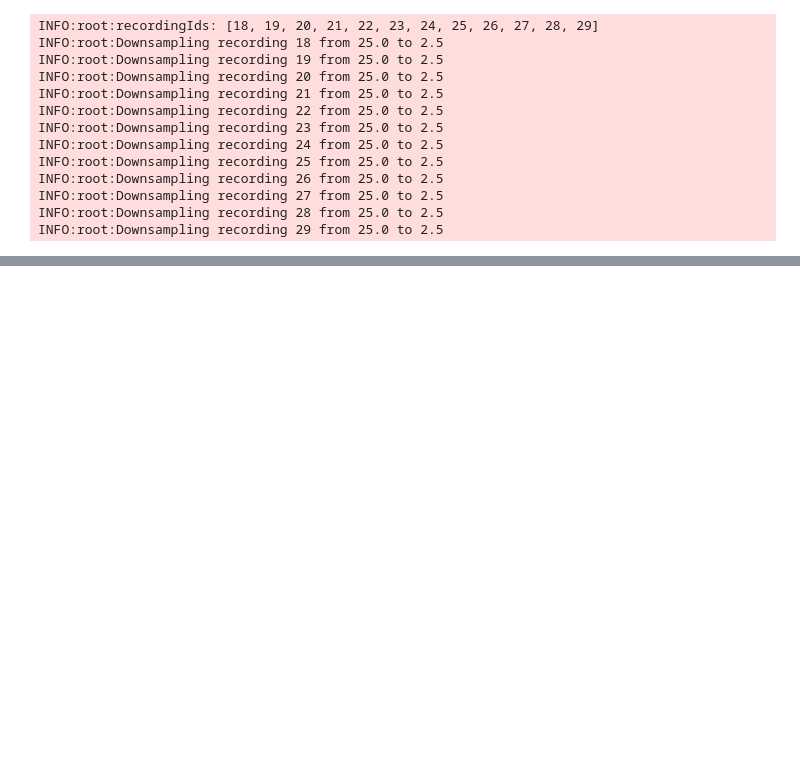
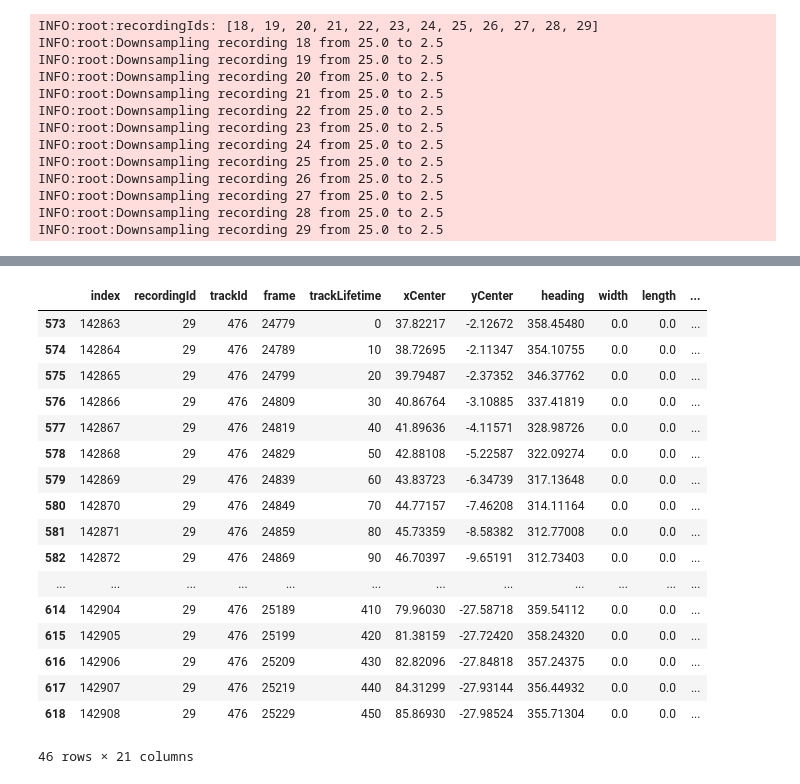
Before and after one commit to ika-rwth-aachen/drone-dataset-tools, a Jupyter notebook: src/notebooks/debug.ipynb, the cells around one changed output, grey strips where cells are left out. Saved outputs shown, nothing was run; the diff lists cells and outputs as text; code cells hidden in the pictures; blank space fills up the shorter version.

```diff
--- a/src/notebooks/debug.ipynb
+++ b/src/notebooks/debug.ipynb
@@ -70,0 +85,21 @@ localPedData[localPedData["uniqueTrackId"]==29476]
+# %%
+pedData[pedData["uniqueTrackId"]==29476]
+# %% [output]
+|  | index | recordingId | trackId | frame | trackLifetime | xCenter | yCenter | heading | width | length | ... |
+| 573 | 142863 | 29 | 476 | 24779 | 0 | 37.82217 | -2.12672 | 358.45480 | 0.0 | 0.0 | ... |
+| 574 | 142864 | 29 | 476 | 24789 | 10 | 38.72695 | -2.11347 | 354.10755 | 0.0 | 0.0 | ... |
+| 575 | 142865 | 29 | 476 | 24799 | 20 | 39.79487 | -2.37352 | 346.37762 | 0.0 | 0.0 | ... |
+| 576 | 142866 | 29 | 476 | 24809 | 30 | 40.86764 | -3.10885 | 337.41819 | 0.0 | 0.0 | ... |
+| 577 | 142867 | 29 | 476 | 24819 | 40 | 41.89636 | -4.11571 | 328.98726 | 0.0 | 0.0 | ... |
+| 578 | 142868 | 29 | 476 | 24829 | 50 | 42.88108 | -5.22587 | 322.09274 | 0.0 | 0.0 | ... |
+| 579 | 142869 | 29 | 476 | 24839 | 60 | 43.83723 | -6.34739 | 317.13648 | 0.0 | 0.0 | ... |
+| 580 | 142870 | 29 | 476 | 24849 | 70 | 44.77157 | -7.46208 | 314.11164 | 0.0 | 0.0 | ... |
+| 581 | 142871 | 29 | 476 | 24859 | 80 | 45.73359 | -8.58382 | 312.77008 | 0.0 | 0.0 | ... |
+| 582 | 142872 | 29 | 476 | 24869 | 90 | 46.70397 | -9.65191 | 312.73403 | 0.0 | 0.0 | ... |
+| ... | ... | ... | ... | ... | ... | ... | ... | ... | ... | ... | ... |
+| 614 | 142904 | 29 | 476 | 25189 | 410 | 79.96030 | -27.58718 | 359.54112 | 0.0 | 0.0 | ... |
+| 615 | 142905 | 29 | 476 | 25199 | 420 | 81.38159 | -27.72420 | 358.24320 | 0.0 | 0.0 | ... |
+| 616 | 142906 | 29 | 476 | 25209 | 430 | 82.82096 | -27.84818 | 357.24375 | 0.0 | 0.0 | ... |
+| 617 | 142907 | 29 | 476 | 25219 | 440 | 84.31299 | -27.93144 | 356.44932 | 0.0 | 0.0 | ... |
+| 618 | 142908 | 29 | 476 | 25229 | 450 | 85.86930 | -27.98524 | 355.71304 | 0.0 | 0.0 | ... |
+46 rows × 21 columns
```
Also changed, not shown: parts of 3 cells of this notebook, 2 other files.
